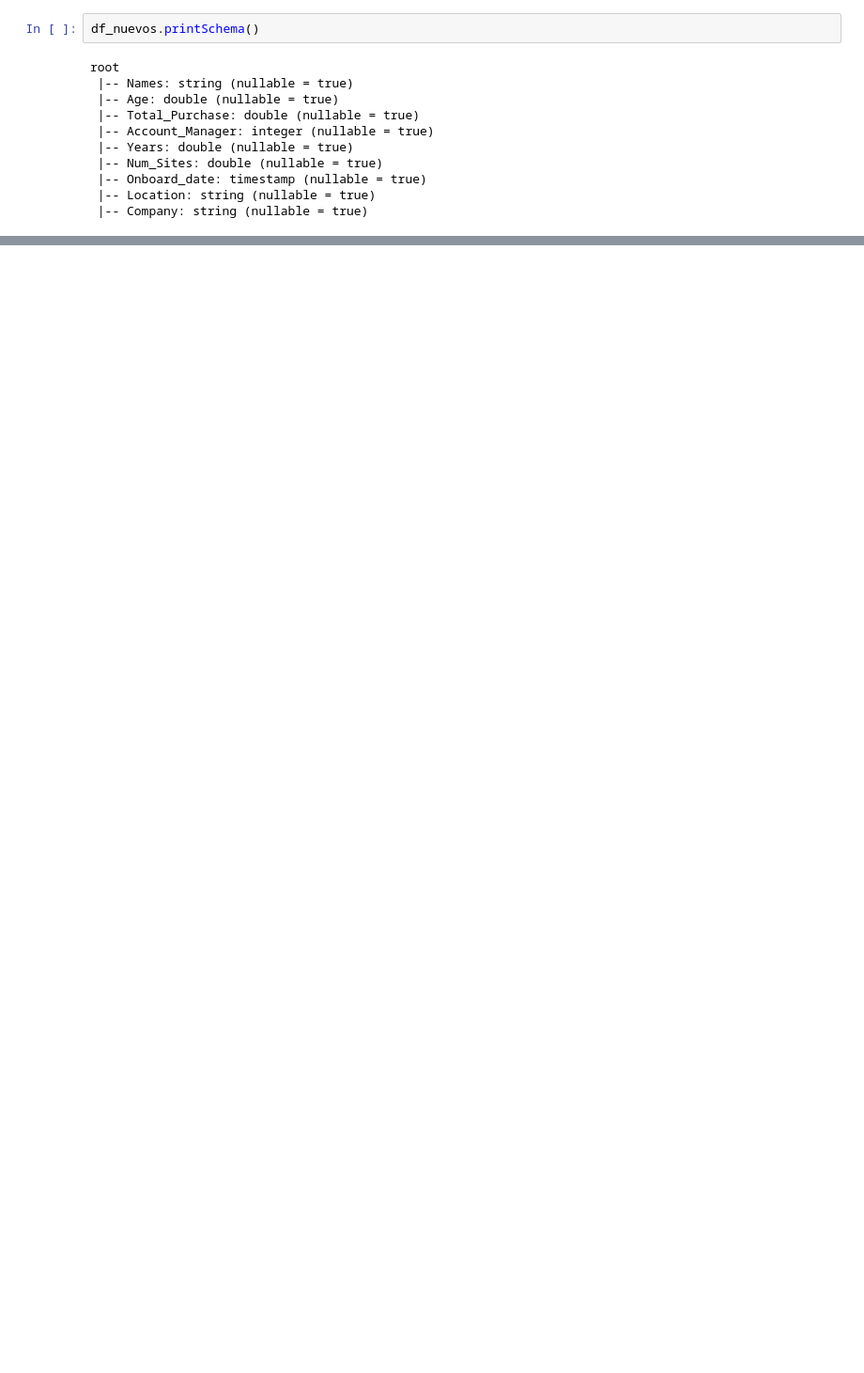
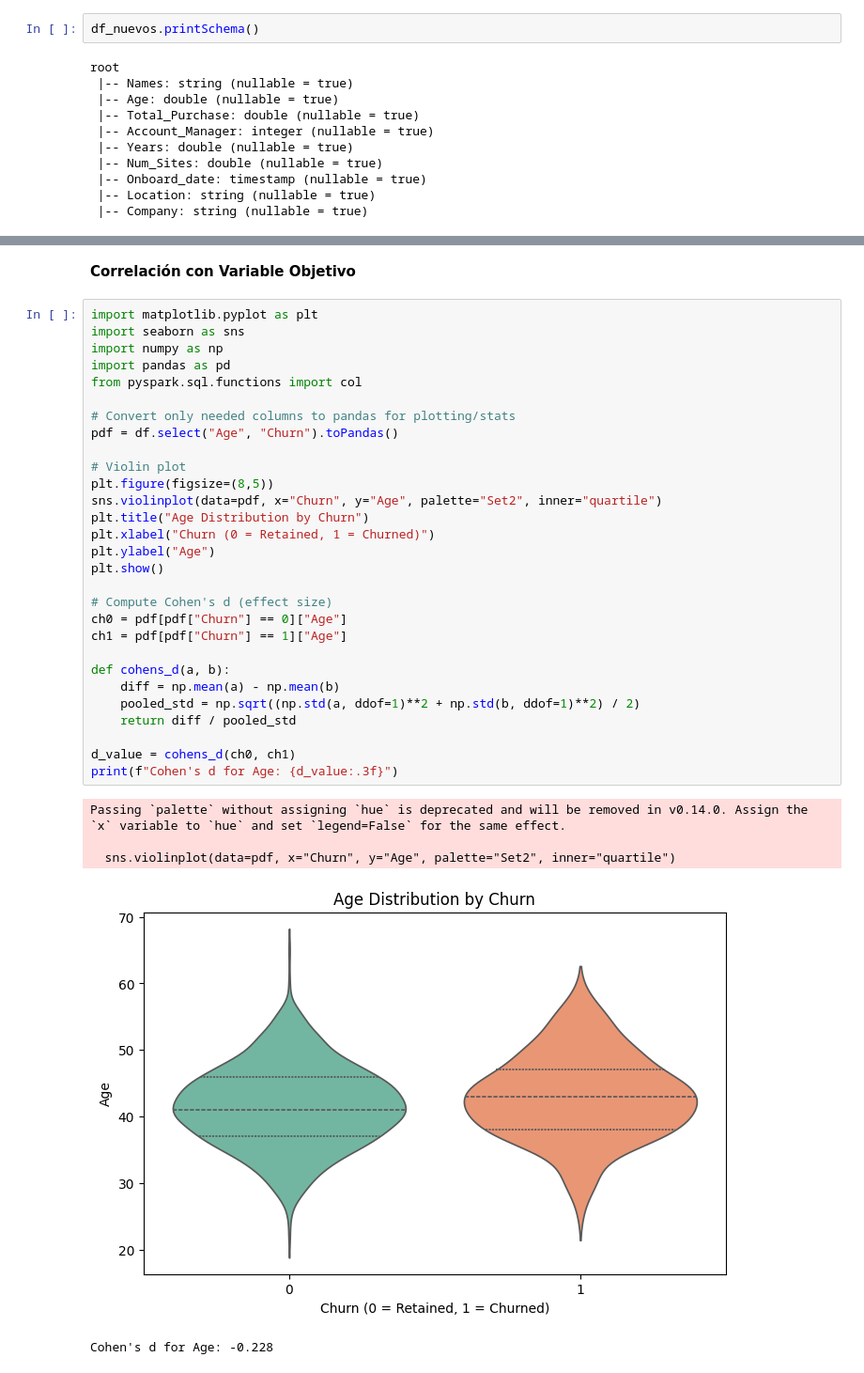
Before and after one commit to Its-Japo/DataScience, a Jupyter notebook: Lab11/Lab11.ipynb, the cells around one changed output, grey strips where cells are left out. Shown at 94% size. Drawn from its saved outputs; the diff is of its cells as text; blank space fills up the shorter version.

```diff
--- a/Lab11/Lab11.ipynb
+++ b/Lab11/Lab11.ipynb
@@ -532,0 +388,37 @@ Los datos están listos para:
+# %% [markdown]
+**Correlación con Variable Objetivo**
+# %%
+import matplotlib.pyplot as plt
+import seaborn as sns
+import numpy as np
+import pandas as pd
+from pyspark.sql.functions import col
+
+# Convert only needed columns to pandas for plotting/stats
+pdf = df.select("Age", "Churn").toPandas()
+
+# Violin plot
+plt.figure(figsize=(8,5))
+sns.violinplot(data=pdf, x="Churn", y="Age", palette="Set2", inner="quartile")
+plt.title("Age Distribution by Churn")
+plt.xlabel("Churn (0 = Retained, 1 = Churned)")
+plt.ylabel("Age")
+plt.show()
+
+# Compute Cohen's d (effect size)
+ch0 = pdf[pdf["Churn"] == 0]["Age"]
+ch1 = pdf[pdf["Churn"] == 1]["Age"]
+
+def cohens_d(a, b):
+    diff = np.mean(a) - np.mean(b)
+    pooled_std = np.sqrt((np.std(a, ddof=1)**2 + np.std(b, ddof=1)**2) / 2)
+    return diff / pooled_std
+
+d_value = cohens_d(ch0, ch1)
+print(f"Cohen's d for Age: {d_value:.3f}")
+# %% [output]
+Passing `palette` without assigning `hue` is deprecated and will be removed in v0.14.0. Assign the `x` variable to `hue` and set `legend=False` for the same effect.
+
+  sns.violinplot(data=pdf, x="Churn", y="Age", palette="Set2", inner="quartile")
+[figure, added]
+Cohen's d for Age: -0.228
```
Also changed, not shown: parts of 140 cells of this notebook, 1 other file.
